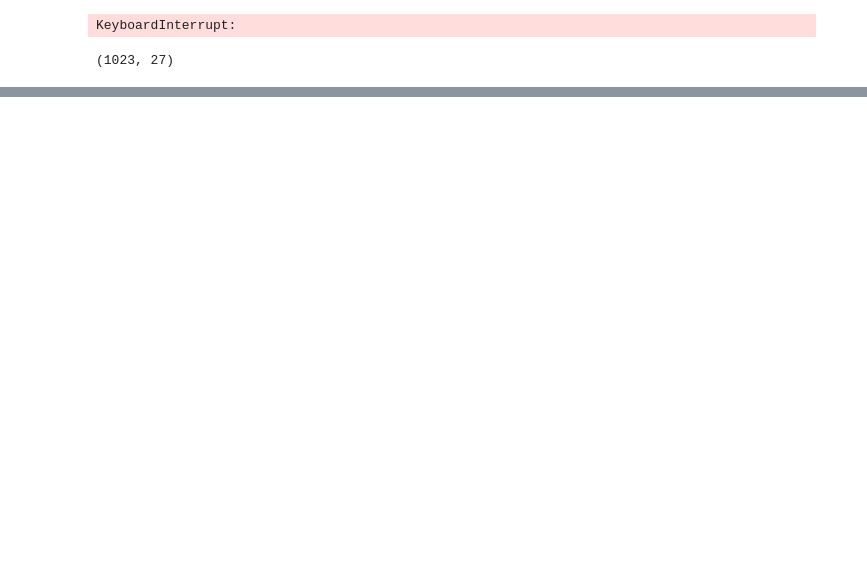
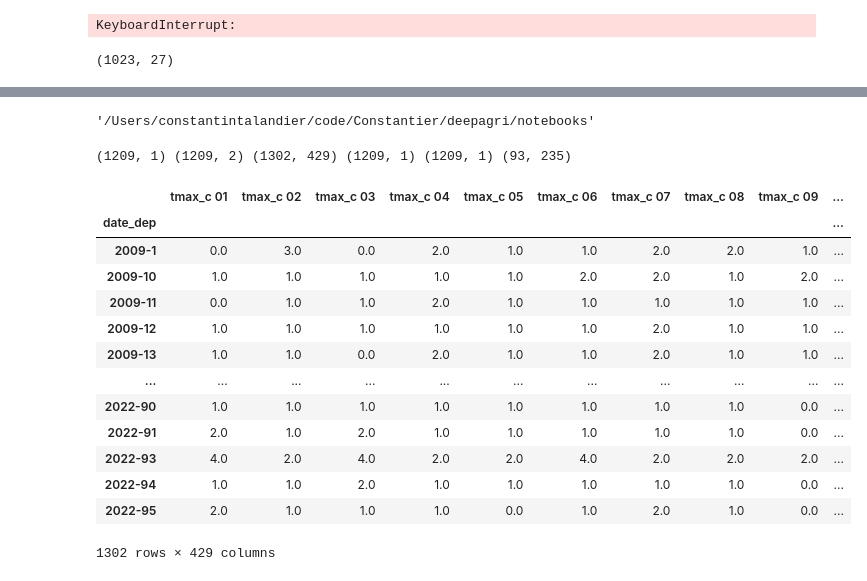
Before and after one commit to PierreCeraH/deepagri, a Jupyter notebook: notebooks/Tentatve de Dense.ipynb, the cells around one changed output, grey strips where cells are left out. Drawn from its saved outputs; the diff is of its cells as text; code cells hidden in the pictures; blank space fills up the shorter version.

```diff
--- a/notebooks/Tentatve de Dense.ipynb
+++ b/notebooks/Tentatve de Dense.ipynb
@@ -84,0 +126,4 @@ y_test = np.asarray(y_test).astype('float32')
+# %%
+pwd
+# %% [output]
+'/Users/constantintalandier/code/Constantier/deepagri/notebooks'
@@ -84,0 +142,24 @@ y_test = np.asarray(y_test).astype('float32')
+# %%
+print(df_pop.shape,df_prices.shape,df_meteo.shape,df_prod.shape,df_matos.shape,df_pred.shape)
+# %% [output]
+(1209, 1) (1209, 2) (1302, 429) (1209, 1) (1209, 1) (93, 235)
+# %%
+df_meteo_copy=df_meteo.copy()
+# %%
+df_meteo_copy.columns=[' '.join(col).strip() for col in df_meteo_copy.columns.values] #Suppression du multiindex des columns
+df_meteo_copy
+# %% [output]
+|  | tmax_c 01 | tmax_c 02 | tmax_c 03 | tmax_c 04 | tmax_c 05 | tmax_c 06 | tmax_c 07 | tmax_c 08 | tmax_c 09 | ... |
+| date_dep |  |  |  |  |  |  |  |  |  | ... |
+| 2009-1 | 0.0 | 3.0 | 0.0 | 2.0 | 1.0 | 1.0 | 2.0 | 2.0 | 1.0 | ... |
+| 2009-10 | 1.0 | 1.0 | 1.0 | 1.0 | 1.0 | 2.0 | 2.0 | 1.0 | 2.0 | ... |
+| 2009-11 | 0.0 | 1.0 | 1.0 | 2.0 | 1.0 | 1.0 | 1.0 | 1.0 | 1.0 | ... |
+| 2009-12 | 1.0 | 1.0 | 1.0 | 1.0 | 1.0 | 1.0 | 2.0 | 1.0 | 1.0 | ... |
+| 2009-13 | 1.0 | 1.0 | 0.0 | 2.0 | 1.0 | 1.0 | 2.0 | 1.0 | 1.0 | ... |
+| ... | ... | ... | ... | ... | ... | ... | ... | ... | ... | ... |
+| 2022-90 | 1.0 | 1.0 | 1.0 | 1.0 | 1.0 | 1.0 | 1.0 | 1.0 | 0.0 | ... |
+| 2022-91 | 2.0 | 1.0 | 2.0 | 1.0 | 1.0 | 1.0 | 1.0 | 1.0 | 0.0 | ... |
+| 2022-93 | 4.0 | 2.0 | 4.0 | 2.0 | 2.0 | 4.0 | 2.0 | 2.0 | 2.0 | ... |
+| 2022-94 | 1.0 | 1.0 | 2.0 | 1.0 | 1.0 | 1.0 | 1.0 | 1.0 | 0.0 | ... |
+| 2022-95 | 2.0 | 1.0 | 1.0 | 1.0 | 0.0 | 1.0 | 2.0 | 1.0 | 0.0 | ... |
+1302 rows × 429 columns
```
Also changed, not shown: parts of 19 cells of this notebook, 2 other files.
